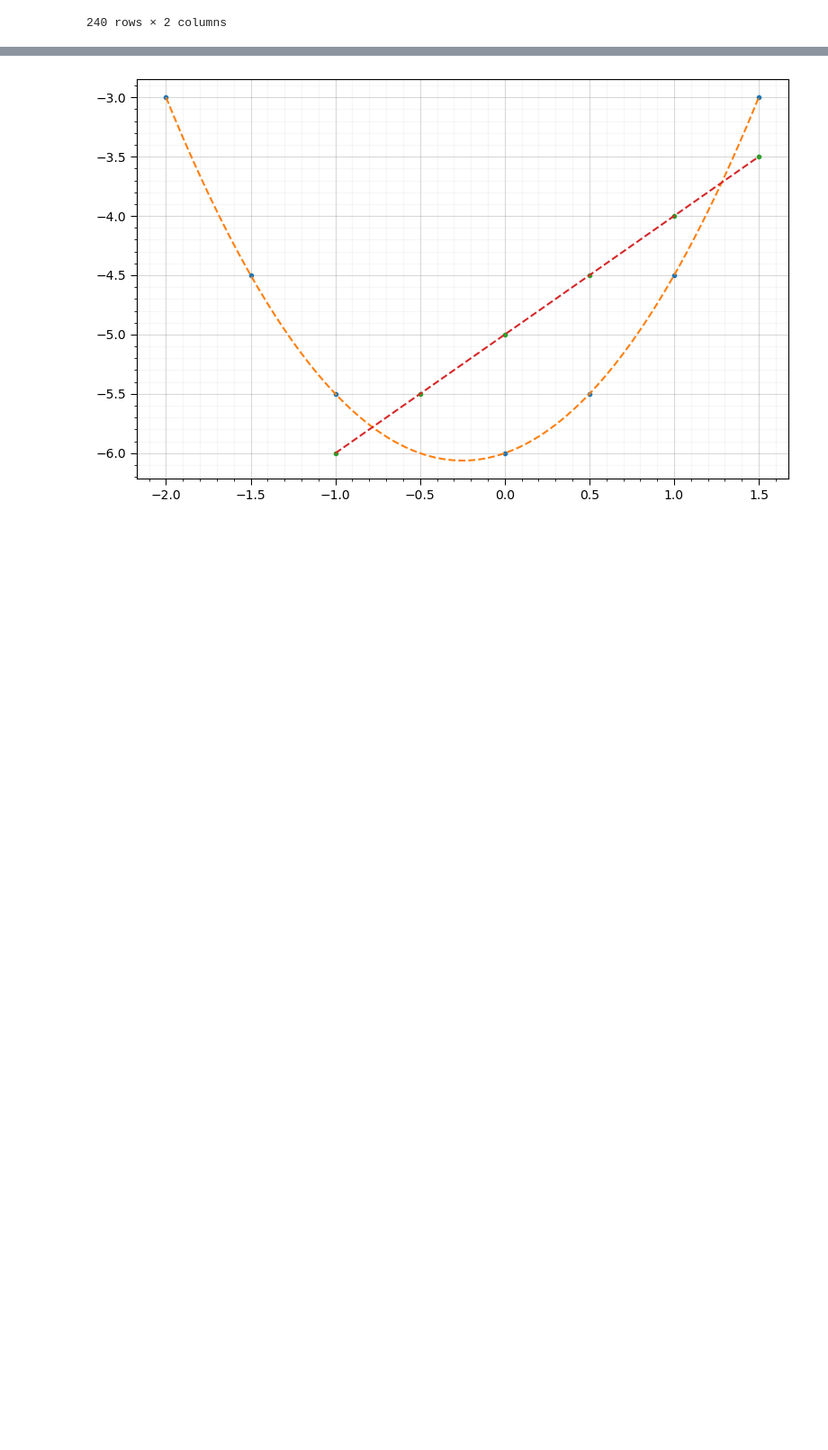
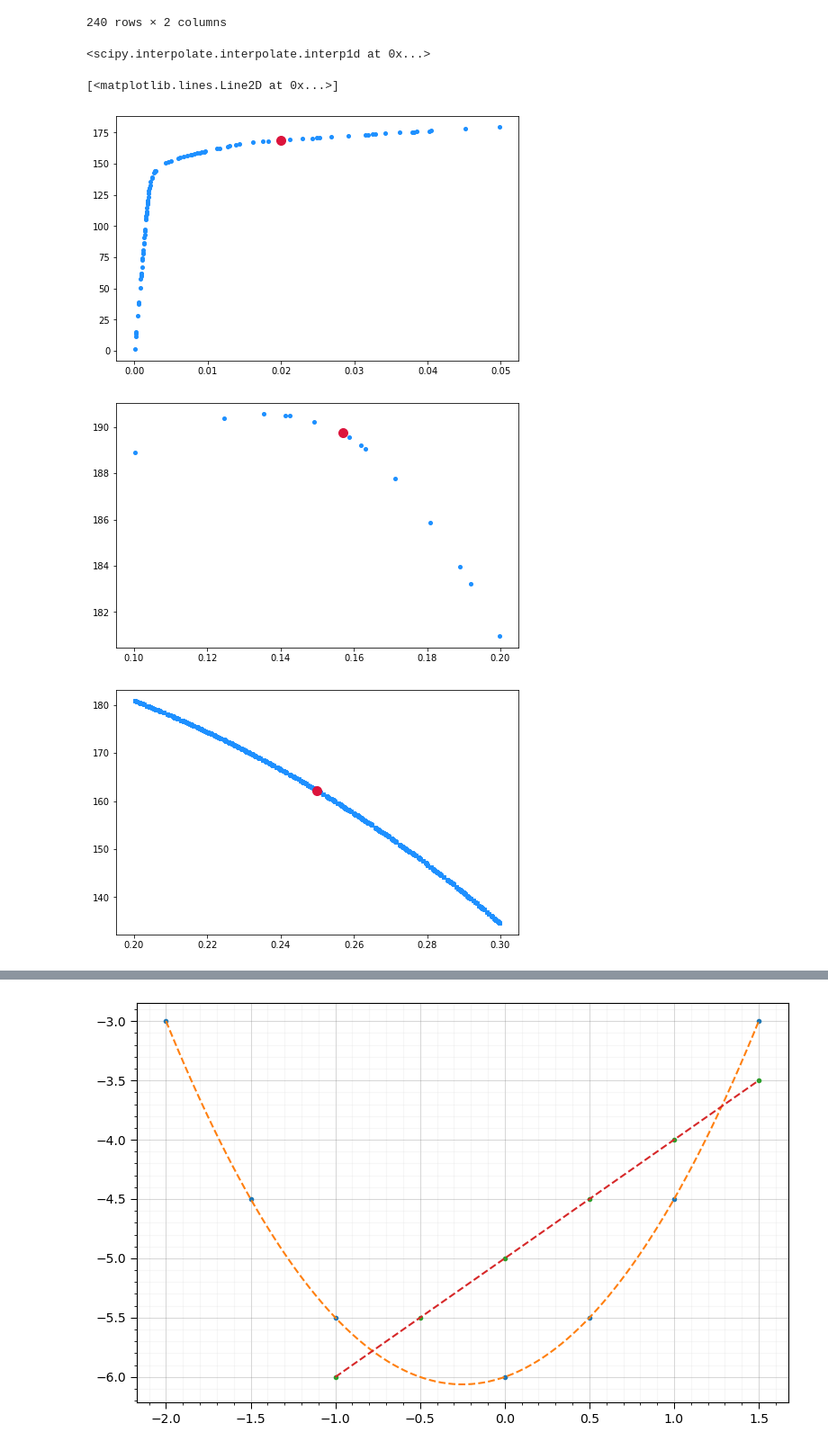
Before and after one commit to Cricea/Taller_1_HC_2023, a Jupyter notebook: Taller 1 - Interpolación y Raices/Taller_1.ipynb, the cells around one changed output, grey strips where cells are left out. Shown: that part at 90% size. Drawn from its saved outputs; the diff is of its cells as text; code cells hidden in the pictures; blank space fills up the shorter version.

```diff
--- a/Taller 1 - Interpolación y Raices/Taller_1.ipynb
+++ b/Taller 1 - Interpolación y Raices/Taller_1.ipynb
@@ -475,3 +467,3 @@ newData(con1,conj_1,'Deformación Unitaria','Esfuerzo',0.2)
 # %%
 # Datos seleccionados tramo 2
-newData(con2,conj_2,'Deformación Unitaria','Esfuerzo',0.04)
+paq2=newData(con2,conj_2,'Deformación Unitaria','Esfuerzo',0.04)
@@ -513,2 +493,12 @@ newData(con3,conj_3,'Deformación Unitaria','Esfuerzo',0.8)
 # %%
 # Datos de x y y para cada conjunto de datos [Se recomienda pasarlo a un array después de seleccionar la columna del DatFrame]
+# Puntos paquete datos 1
+datosxcon1=paq1['Deformación Unitaria'].to_numpy()
+datosycon1=paq1['Esfuerzo'].to_numpy()
+#Puntos paquete datos 2
+datosxcon2=paq2['Deformación Unitaria'].to_numpy()
+datosycon2=paq2['Esfuerzo'].to_numpy()
+#Puntos paquete datos 3
+datosxcon3=paq3['Deformación Unitaria'].to_numpy()
+datosycon3=paq3['Esfuerzo'].to_numpy()
+#datosxcon1=paq1['Deformación Unitaria'].to_numpy()
@@ -519,3 +505,51 @@ newData(con3,conj_3,'Deformación Unitaria','Esfuerzo',0.8)
+# %%
+# Realizar interpolación
+interpol1 = interp1d(datosxcon1,datosycon1)
+#interpol1
+interpol2 = InterpolatedUnivariateSpline(datosxcon2,datosycon2)
+#interpol2
+interpol3 = interp1d(datosxcon3,datosycon3)
+interpol3
+# %% [output]
+<scipy.interpolate.interpolate.interp1d at 0x...>
+# %%
+# Evaluar el comportamiento de cada tramo
+x_new1 = 0.02
+y_new1 = interpol1(x_new1)
+y_new1
+y_inter = interpol1(datosxcon1)
+y_inter
+
+plt.figure(figsize=(hor, ver))
+
+plt.plot(datosxcon1, datosycon1, linestyle='', marker='o', color='dodgerblue', ms=4, label='Datos seleccionados')
+plt.plot(x_new1, y_new1, linestyle='', marker='o', color='crimson', ms=10, label='Dato desconocido (interpolado)')
+#plt.plot(datosxcon1, y_inter, linestyle='--', marker='o', color='orange', ms=4, label='Datos interpolados')
+#-----------------
+x_new2 = 0.157
+y_new2 = interpol2(x_new2)
+y_new2
+
+plt.figure(figsize=(hor, ver))
+
+plt.plot(datosxcon2, datosycon2, linestyle='', marker='o', color='dodgerblue', ms=4, label='Esfuerzo vs Deformcaión')
+plt.plot(x_new2, y_new2, linestyle='', marker='o', color='crimson', ms=10, label='Dato desconocido (interpolado)')
+#plt.plot(datosxcon3, y_new2, linestyle='--', marker='^', color='orange', ms=7, label='Datos interpolados')
+#-------------------
+x_new3=0.25
+y_new3=interpol3(x_new3)
+y_new3
+
+plt.figure(figsize=(hor, ver))
+
+plt.plot(datosxcon3, datosycon3, linestyle='', marker='s', color='dodgerblue', ms=4, label='Esfuerzo vs Deformcaión')
+plt.plot(x_new3, y_new3, linestyle='', marker='o', color='crimson', ms=10, label='Dato desconocido (interpolado)')
+#plt.plot(datosxcon3, y_new3, linestyle='--', marker='^', color='orange', ms=7, label='Datos interpolados')
+# %% [output]
+[<matplotlib.lines.Line2D at 0x...>]
+[figure, added]
+[figure, added]
+[figure, added]
 # %%
 # Evaluar el comportamiento de cada tramo en conjunto [Debe poder reconstruir la curva]
 # %% [markdown]
```
Also changed, not shown: parts of 15 cells of this notebook.
